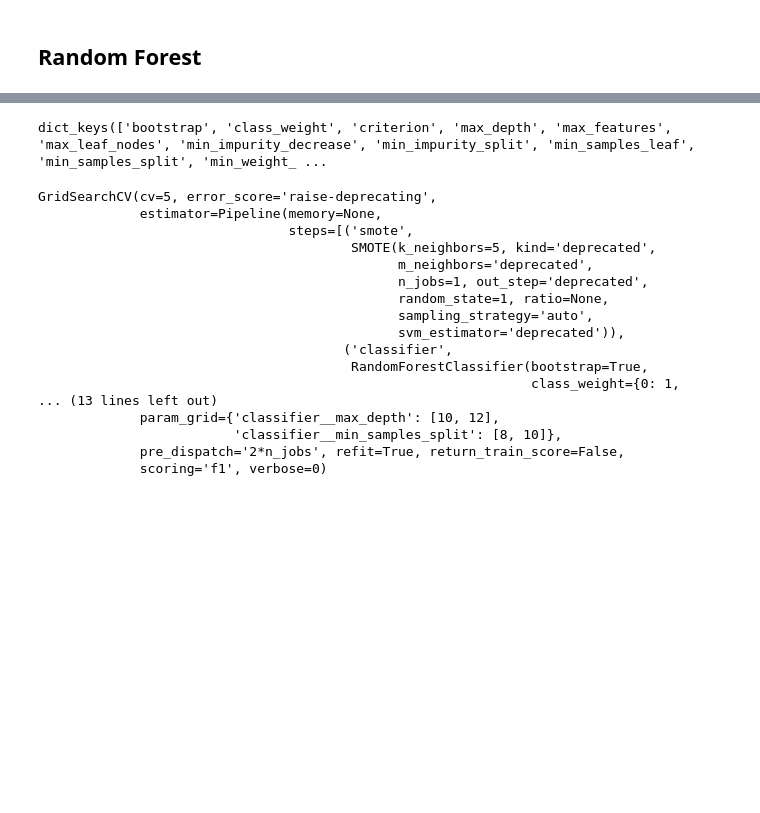
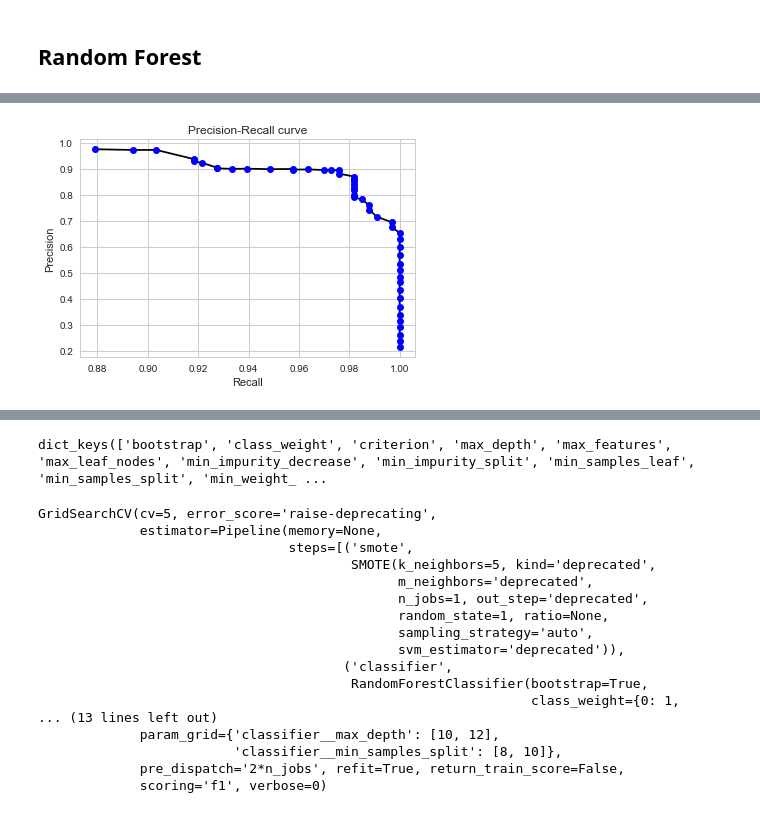
Before and after one commit to AdamBlomfield/mod_5_project, a Jupyter notebook: notebooks/ke_mod_5_project.ipynb, the cells around one changed output, grey strips where cells are left out. Cells and saved outputs as stored; diff of their text form; code cells hidden in the pictures; blank space fills up the shorter version.

```diff
--- a/notebooks/ke_mod_5_project.ipynb
+++ b/notebooks/ke_mod_5_project.ipynb
@@ -322,33 +419,34 @@ def frange(start, stop, step):
     while i < stop:
         yield i
         i += step
 
 names = ['cut_off', 'recall', 'precision']
 fraud_metrics = pd.DataFrame()
 
 # for loop to test different cut-off values
 for i in frange(.2,.95,.015):
     probs['label'] = np.where(probs['prob_fraud'] >= i, 1, 0)
     tn, fp, fn, tp = confusion_matrix(probs['actual'], probs['label']).ravel()
     recall = tp/(tp+fn)
     precision = tp/(tp+fp)
     evals = [i,recall,precision]
     fraud_metrics=fraud_metrics.append(pd.Series(evals), ignore_index=True)
 
 fraud_metrics.columns = names
 
 import matplotlib.pyplot as plt
 %matplotlib inline
 plt.style.use('seaborn-whitegrid')
 # plot the data
 plt.plot(fraud_metrics.recall, fraud_metrics.precision , '-', color='black')
 plt.plot(fraud_metrics.recall, fraud_metrics.precision , 'o', color='blue')
 
 # make some nice labels
 plt.title('Precision-Recall curve')
 plt.ylabel('Precision')
 plt.xlabel('Recall')
 plt.show()
-fraud_metrics
+# %% [output]
+[figure, added]
 # %%
 make_RandomUnderSampler_model(X_train, y_train, X_test, y_test, RandomForestClassifier(max_depth=12, n_estimators=30, class_weight={0: 1, 1: 3}))
```
Also changed, not shown: parts of 30 cells of this notebook, 2 other files.
